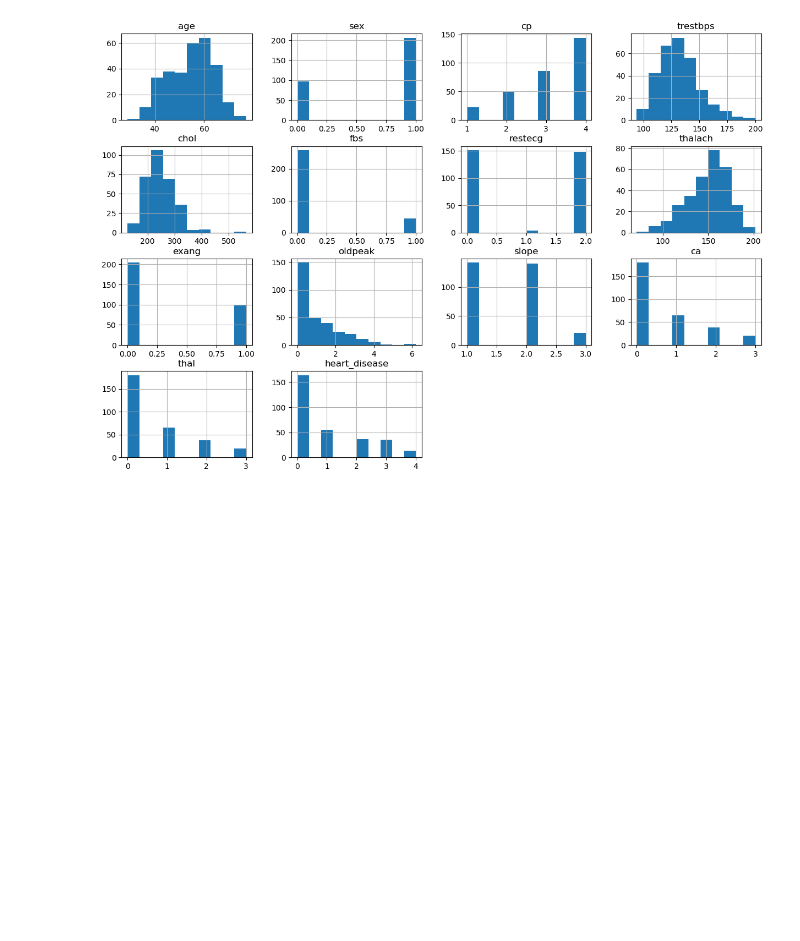
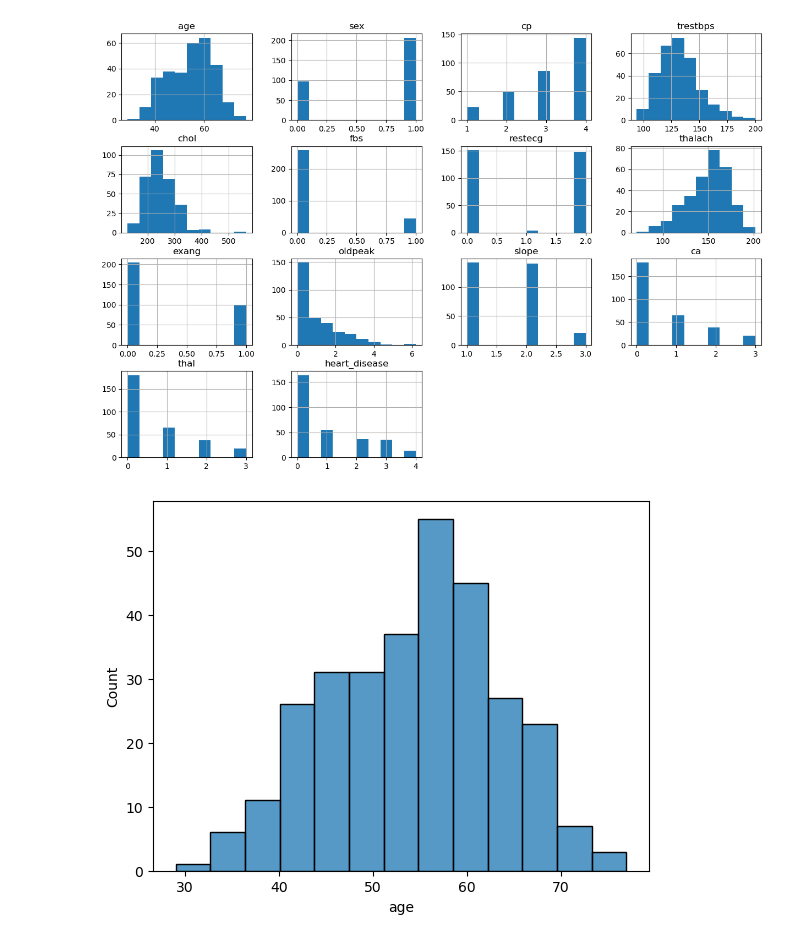
Before and after one commit to Amoako419/Heart_EDA, a Jupyter notebook: eda.ipynb, the cells around one changed output. Saved outputs shown, nothing was run; the diff lists cells and outputs as text; code cells hidden in the pictures; blank space fills up the shorter version.

```diff
--- a/eda.ipynb
+++ b/eda.ipynb
@@ -202,4 +202,10 @@ health_data.duplicated().sum()
 health_data.hist(figsize=(15,10));
 # %% [output]
 [figure]
+# %%
+# Visualizing the age distribution
+sns.histplot(x = 'age' ,data=health_data)
+plt.show()
+# %% [output]
+[figure, added]
 # %%
```
Also changed, not shown: parts of 2 cells of this notebook.
